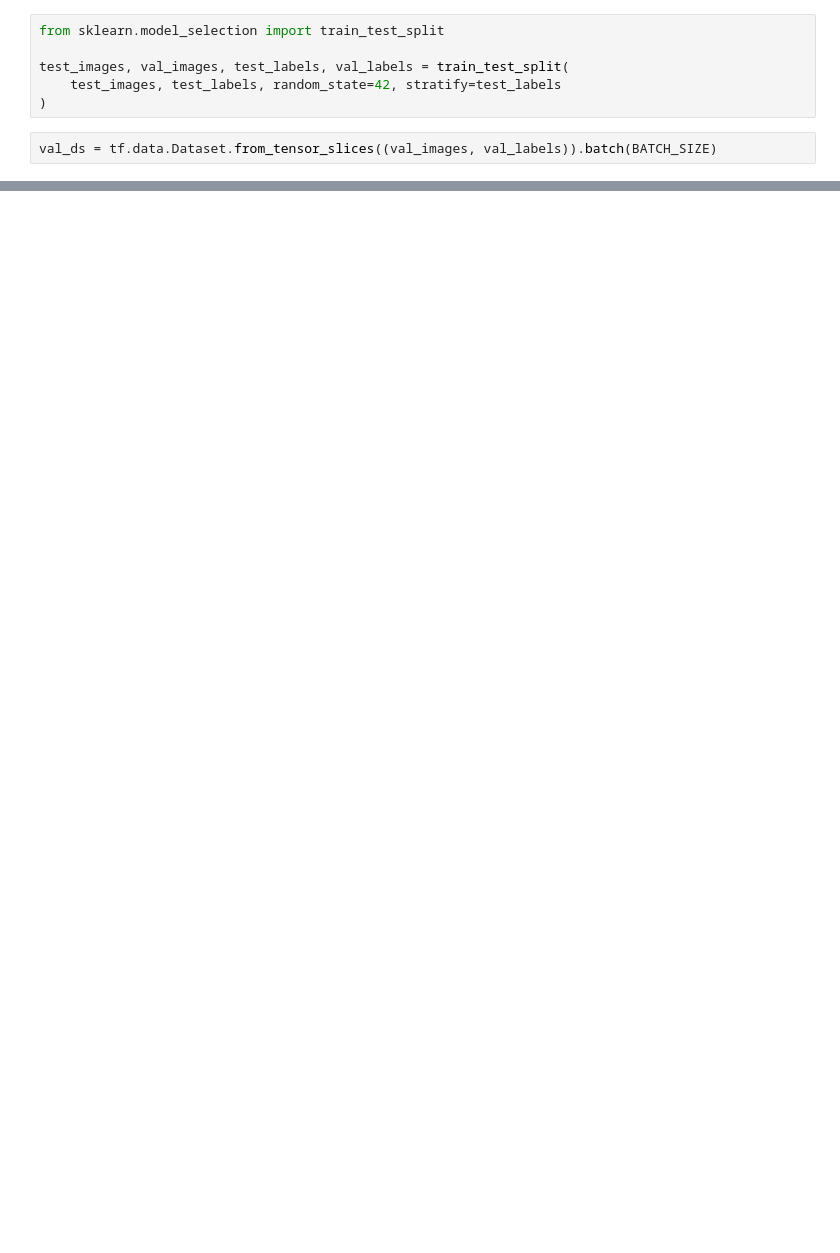
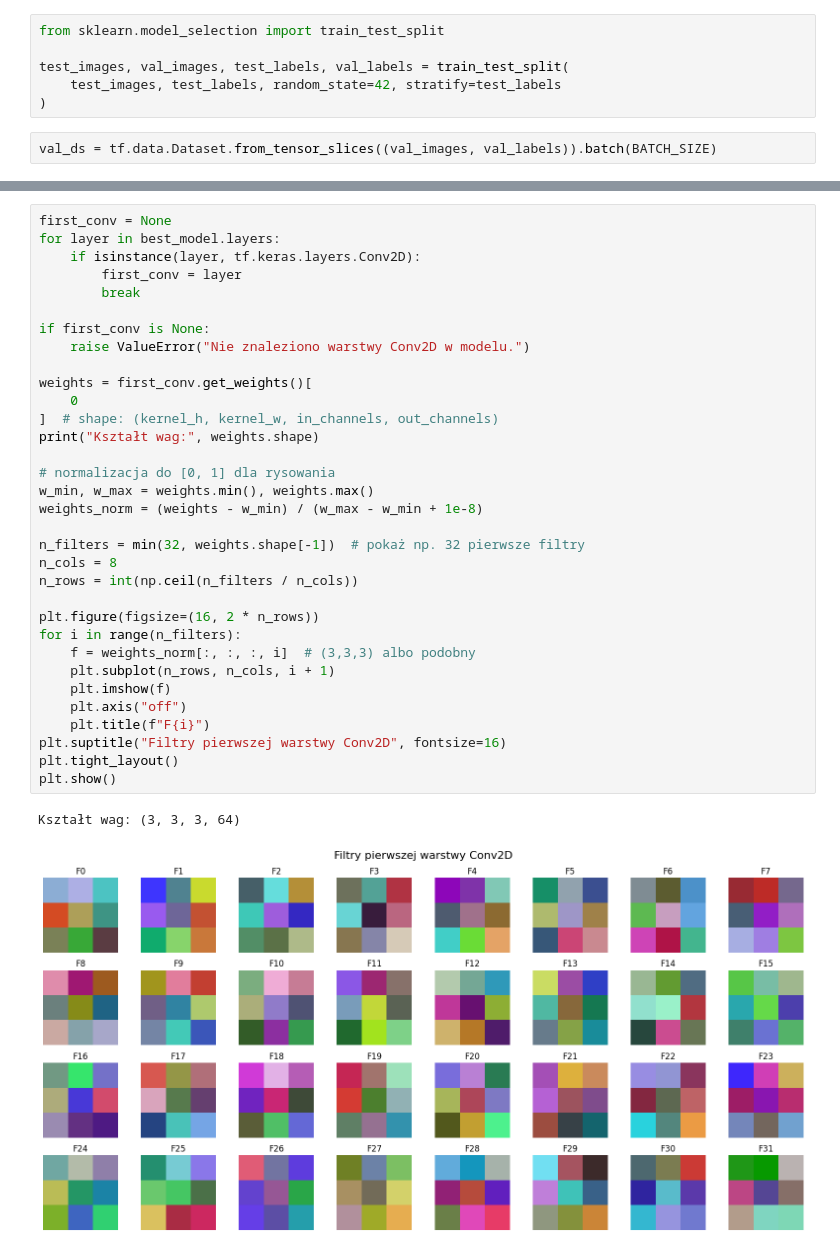
Before and after one commit to Qertal/studia, a Jupyter notebook: SIECINEURONOWE20252026/20260311/SNiUG_MS_Zadanie_1.ipynb, the cells around one changed output, grey strips where cells are left out. Drawn from its saved outputs; the diff is of its cells as text; blank space fills up the shorter version.

Commit message:
model

```diff
--- a/SIECINEURONOWE20252026/20260311/SNiUG_MS_Zadanie_1.ipynb
+++ b/SIECINEURONOWE20252026/20260311/SNiUG_MS_Zadanie_1.ipynb
@@ -313,0 +902,36 @@ NameError: name 'X_train' is not defined
+# %%
+first_conv = None
+for layer in best_model.layers:
+    if isinstance(layer, tf.keras.layers.Conv2D):
+        first_conv = layer
+        break
+
+if first_conv is None:
+    raise ValueError("Nie znaleziono warstwy Conv2D w modelu.")
+
+weights = first_conv.get_weights()[
+    0
+]  # shape: (kernel_h, kernel_w, in_channels, out_channels)
+print("Kształt wag:", weights.shape)
+
+# normalizacja do [0, 1] dla rysowania
+w_min, w_max = weights.min(), weights.max()
+weights_norm = (weights - w_min) / (w_max - w_min + 1e-8)
+
+n_filters = min(32, weights.shape[-1])  # pokaż np. 32 pierwsze filtry
+n_cols = 8
+n_rows = int(np.ceil(n_filters / n_cols))
+
+plt.figure(figsize=(16, 2 * n_rows))
+for i in range(n_filters):
+    f = weights_norm[:, :, :, i]  # (3,3,3) albo podobny
+    plt.subplot(n_rows, n_cols, i + 1)
+    plt.imshow(f)
+    plt.axis("off")
+    plt.title(f"F{i}")
+plt.suptitle("Filtry pierwszej warstwy Conv2D", fontsize=16)
+plt.tight_layout()
+plt.show()
+# %% [output]
+Kształt wag: (3, 3, 3, 64)
+[figure, added]
```
Also changed, not shown: parts of 38 cells of this notebook, 2 other files.
